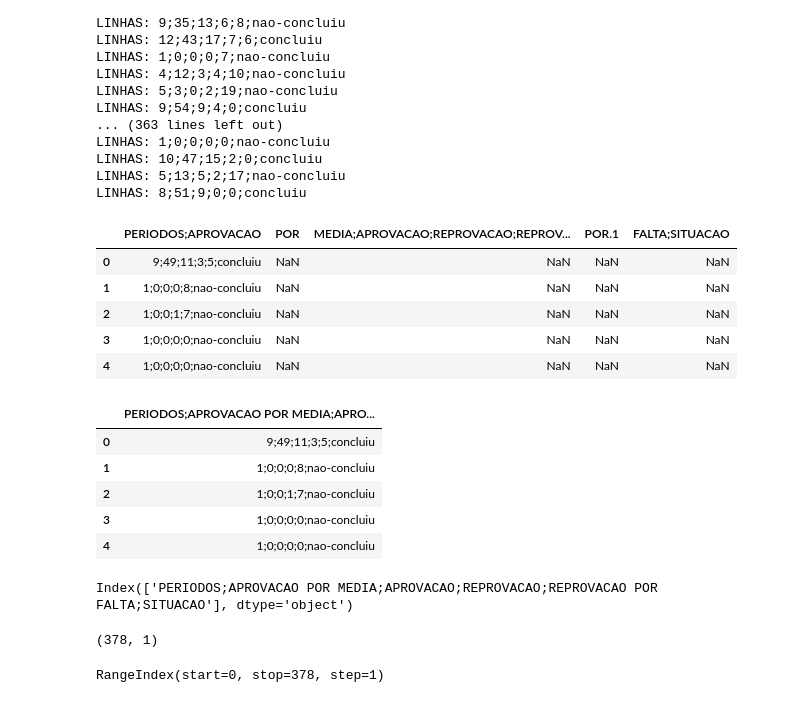
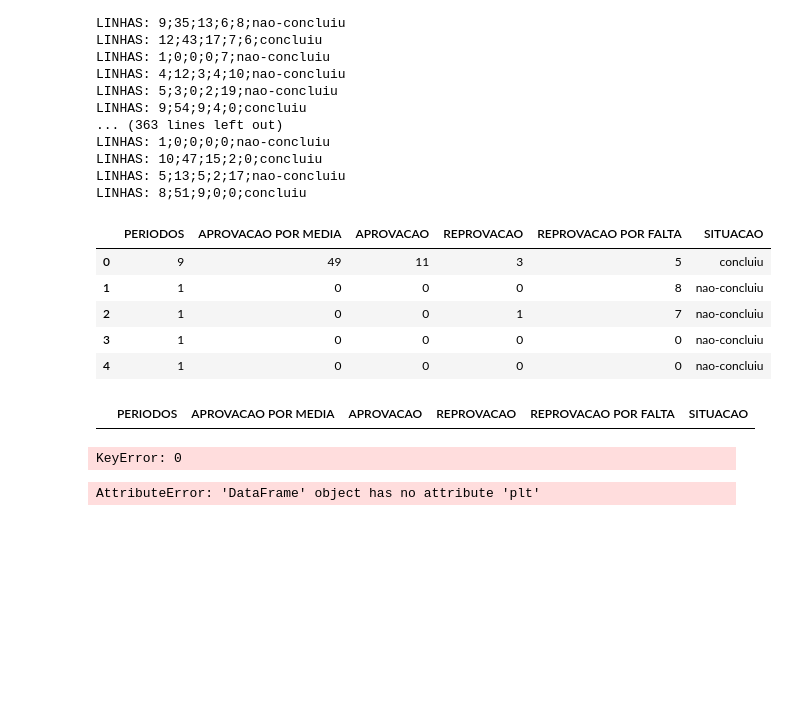
Before and after one commit to niscas123/Introducao-a-DataScience, a Jupyter notebook: Exercício 2.ipynb, the cells around one changed output. Drawn from its saved outputs; the diff is of its cells as text; code cells hidden in the pictures; blank space fills up the shorter version.

```diff
--- a/Exercício 2.ipynb
+++ b/Exercício 2.ipynb
@@ -33,14 +33,14 @@ LINHAS: 8;51;9;0;0;concluiu
 # %%
 import pandas as pd;
 with open('DadosJuntosCSV.csv') as csvfile:
-    arquivo = pd.read_csv("DadosJuntosCSV.csv", delimiter=' ', quotechar=';');
+    arquivo = pd.read_csv("DadosJuntosCSV.csv", delimiter=';', quotechar=' ');
 arquivo.head()
 # %% [output]
-|  | PERIODOS;APROVACAO | POR | MEDIA;APROVACAO;REPROVACAO;REPROV... | POR.1 | FALTA;SITUACAO |
-| 0 | 9;49;11;3;5;concluiu | NaN | NaN | NaN | NaN |
-| 1 | 1;0;0;0;8;nao-concluiu | NaN | NaN | NaN | NaN |
-| 2 | 1;0;0;1;7;nao-concluiu | NaN | NaN | NaN | NaN |
-| 3 | 1;0;0;0;0;nao-concluiu | NaN | NaN | NaN | NaN |
-| 4 | 1;0;0;0;0;nao-concluiu | NaN | NaN | NaN | NaN |
+|  | PERIODOS | APROVACAO POR MEDIA | APROVACAO | REPROVACAO | REPROVACAO POR FALTA | SITUACAO |
+| 0 | 9 | 49 | 11 | 3 | 5 | concluiu |
+| 1 | 1 | 0 | 0 | 0 | 8 | nao-concluiu |
+| 2 | 1 | 0 | 0 | 1 | 7 | nao-concluiu |
+| 3 | 1 | 0 | 0 | 0 | 0 | nao-concluiu |
+| 4 | 1 | 0 | 0 | 0 | 0 | nao-concluiu |
 # %%
 import pandas as pd;
@@ -54,21 +51,42 @@ for col in data_frame.columns:
 # %%
-data_frame.head()
+teste.head()
 # %% [output]
-|  | PERIODOS;APROVACAO POR MEDIA;APRO... |
-| 0 | 9;49;11;3;5;concluiu |
-| 1 | 1;0;0;0;8;nao-concluiu |
-| 2 | 1;0;0;1;7;nao-concluiu |
-| 3 | 1;0;0;0;0;nao-concluiu |
-| 4 | 1;0;0;0;0;nao-concluiu |
+|  | PERIODOS | APROVACAO POR MEDIA | APROVACAO | REPROVACAO | REPROVACAO POR FALTA | SITUACAO |
-# %%
-data_frame.columns
-# %% [output]
-Index(['PERIODOS;APROVACAO POR MEDIA;APROVACAO;REPROVACAO;REPROVACAO POR FALTA;SITUACAO'], dtype='object')
-# %%
-data_frame.shape
-# %% [output]
-(378, 1)
-# %%
-data_frame.index
-# %% [output]
-RangeIndex(start=0, stop=378, step=1)
+# %%
+import pandas as pd
+import numpy as np
+from sklearn.feature_selection import SelectKBest
+from sklearn.feature_selection import chi2
+
+data_frame = pd.read_csv('DadosJuntosCSV.csv');
+
+data_frame = data_frame[0].str.split(';', expand = True)
+x = data_frame.iloc[:, 0:20]; #Colunas independentes
+y = data_frame.iloc[:, -1] #
+
+#Aplicação da Classe SlectKBeast pegando os 10 melhores "preços"
+melhores_recursos = SelectKBeast(score_func = chi2, k = 10);
+fitness = melhores_recursos.fitness(x, y);
+d_frame_score = pd.DataFrame(fitness.scores_);
+d_frame_colunas = pd.DataFrame(x.columns);
+
+#Contacta duas base de dados para melhor vizualização
+melhores_pontos = pd.concat([d_frame_colunas, d_frame_score], axis = 1);
+melhores_pontos.columns = ['Especificações', 'Pontos']; #Nomeando as colunas nos quadros de dados
+print(melhores_pontos.nlargest(10, 'Pontos')); #10 melhores recursos (features)
+
+dfscores = pd.DataFrame(fit.scores_)
+dfcolumns = pd.DataFrame(X.columns)
+
+#concat two dataframes for better visualization
+featureScores = pd.concat([dfcolumns,dfscores],axis=1)
+featureScores.columns = ['Specs','Score']  #naming the dataframe columns
+print(featureScores.nlargest(10,'Score'))  #print 10 best features
+# %% [output]
+KeyError: 0
+# %%
+import matplotlib.pyplot as plt
+data = data_frame.plt.scatter(x = 'PERIODOS', y = 'concluiu', color = 'DarkBlue', label = 'concluiu');
+data_frame.plt.scatter(x = 'APROVADO POR MEDIA', y = 'REPROVADO', z = 'REPROVADO POR FALTA', color='DarkGreen', label='nao-concluiu', ax = data);
+# %% [output]
+AttributeError: 'DataFrame' object has no attribute 'plt'
```
Also changed, not shown: parts of 4 cells of this notebook, 23 other files.
